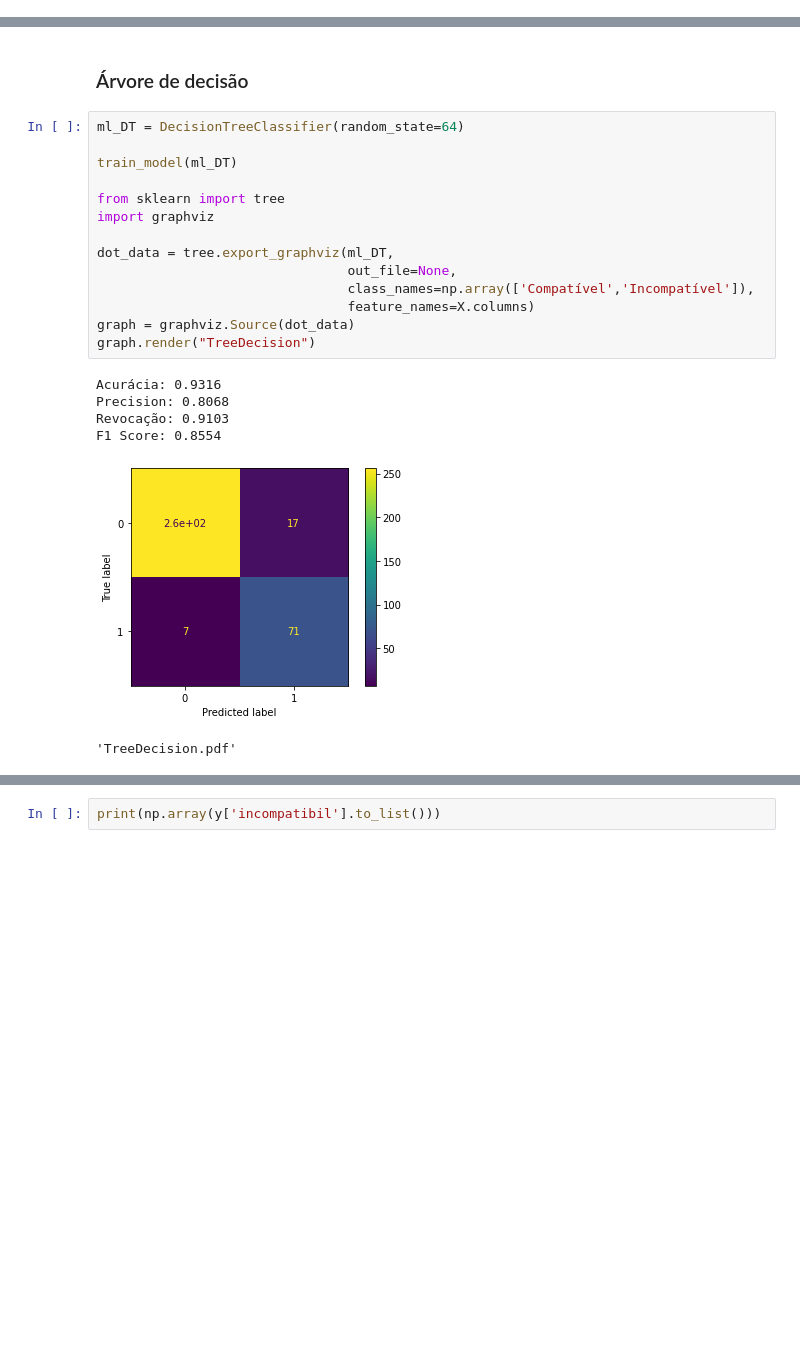
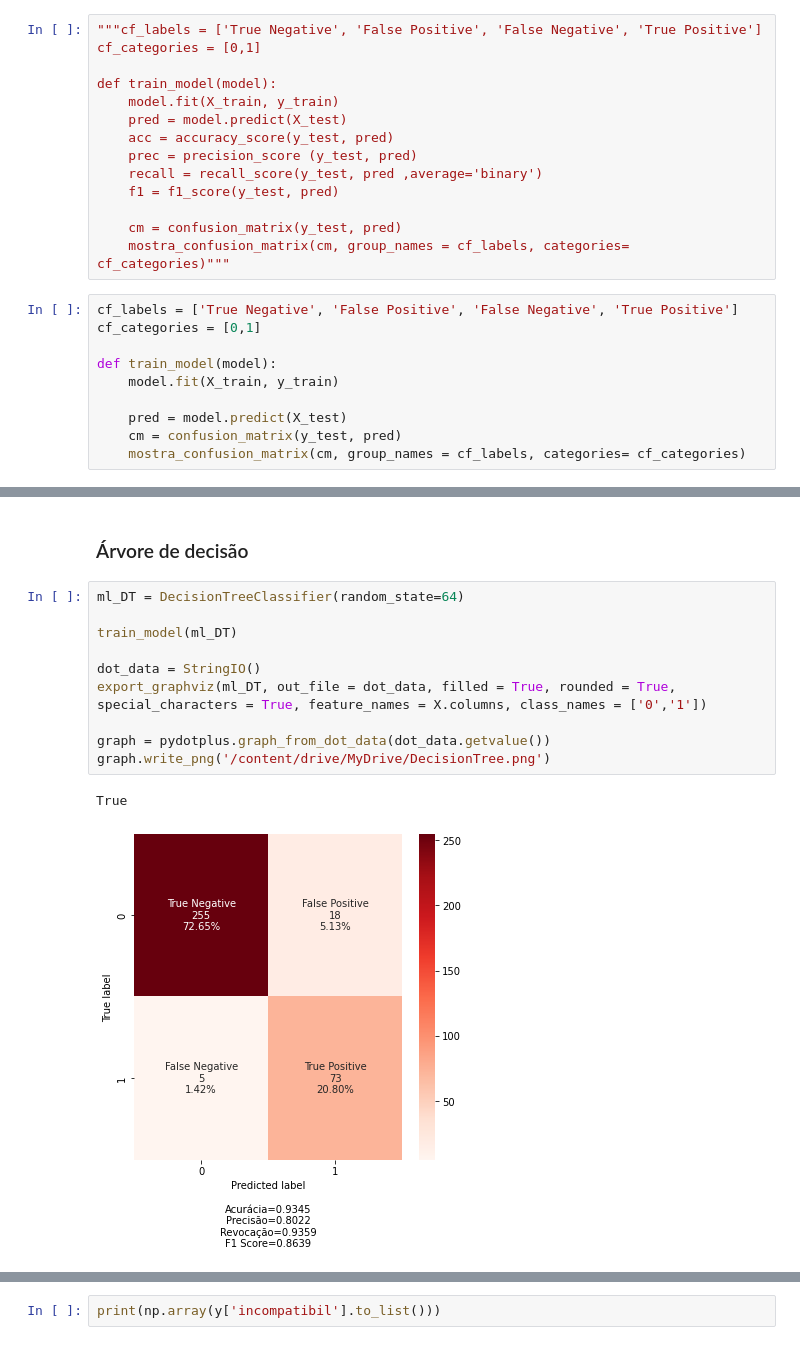
Before and after one commit to Mastroiani/TCC, a Jupyter notebook: TCC.ipynb, the cells around one changed output, grey strips where cells are left out. Saved outputs shown, nothing was run; the diff lists cells and outputs as text; blank space fills up the shorter version.

```diff
--- a/TCC.ipynb
+++ b/TCC.ipynb
@@ -1100,3 +1151,27 @@ def train_model(model):
+# %%
+"""cf_labels = ['True Negative', 'False Positive', 'False Negative', 'True Positive']
+cf_categories = [0,1]
+
+def train_model(model):
+    model.fit(X_train, y_train)
+    pred = model.predict(X_test)
+    acc = accuracy_score(y_test, pred)
+    prec = precision_score (y_test, pred)
+    recall = recall_score(y_test, pred ,average='binary')
+    f1 = f1_score(y_test, pred)
+
+    cm = confusion_matrix(y_test, pred)
+    mostra_confusion_matrix(cm, group_names = cf_labels, categories= cf_categories)"""
+# %%
+cf_labels = ['True Negative', 'False Positive', 'False Negative', 'True Positive']
+cf_categories = [0,1]
+
+def train_model(model):
+    model.fit(X_train, y_train)
+
+    pred = model.predict(X_test)
+    cm = confusion_matrix(y_test, pred)
+    mostra_confusion_matrix(cm, group_names = cf_labels, categories= cf_categories)
 # %% [markdown]
 <h3>Máquina Suporte de Vetores</h3>
 # %%
@@ -1124,21 +1195,13 @@ IndexError: ignored
 # %%
 ml_DT = DecisionTreeClassifier(random_state=64)
 
 train_model(ml_DT)
 
-from sklearn import tree
-import graphviz
+dot_data = StringIO()
+export_graphviz(ml_DT, out_file = dot_data, filled = True, rounded = True, special_characters = True, feature_names = X.columns, class_names = ['0','1'])
 
-dot_data = tree.export_graphviz(ml_DT,
-                                out_file=None,
-                                class_names=np.array(['Compatível','Incompatível']),
-                                feature_names=X.columns)
-graph = graphviz.Source(dot_data)
-graph.render("TreeDecision")
+graph = pydotplus.graph_from_dot_data(dot_data.getvalue())
+graph.write_png('/content/drive/MyDrive/DecisionTree.png')
 # %% [output]
-Acurácia: 0.9316
-Precision: 0.8068
-Revocação: 0.9103
-F1 Score: 0.8554
+True
-[figure, old version]
+[figure, new version]
-'TreeDecision.pdf'
```
Also changed, not shown: parts of 34 cells of this notebook.
